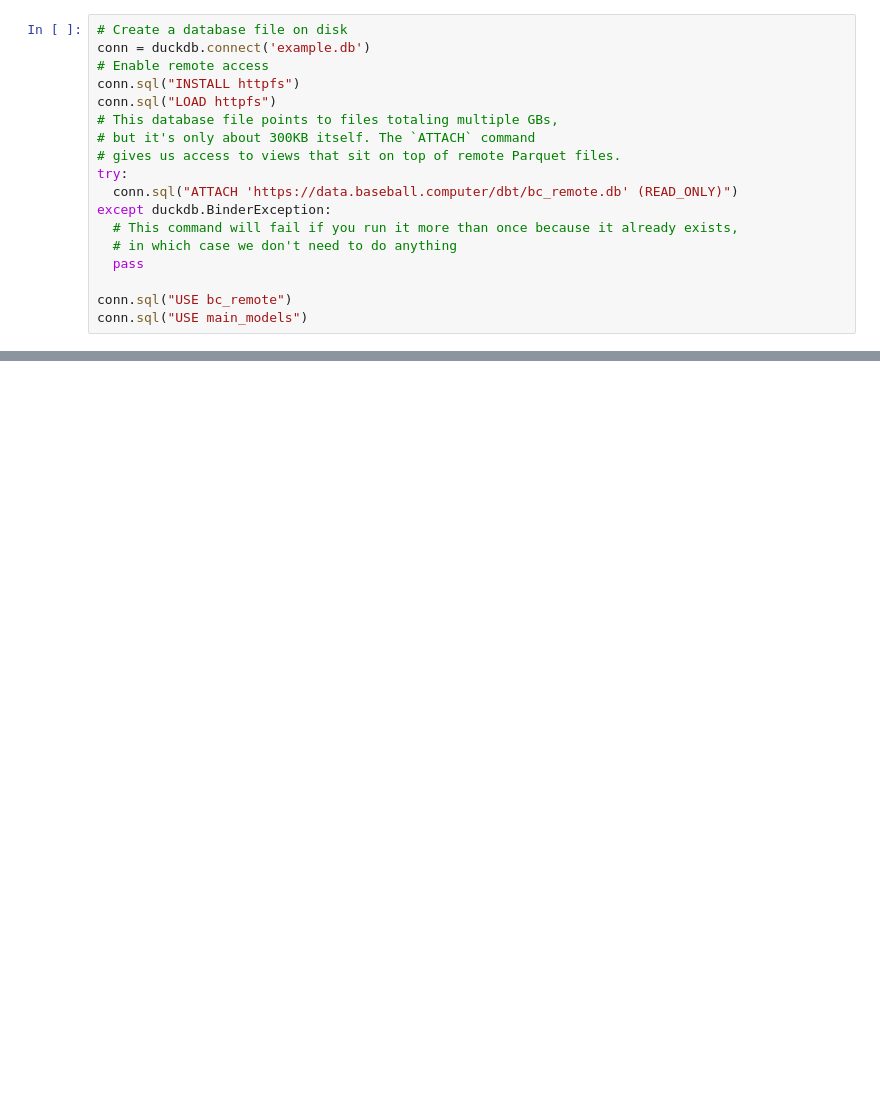
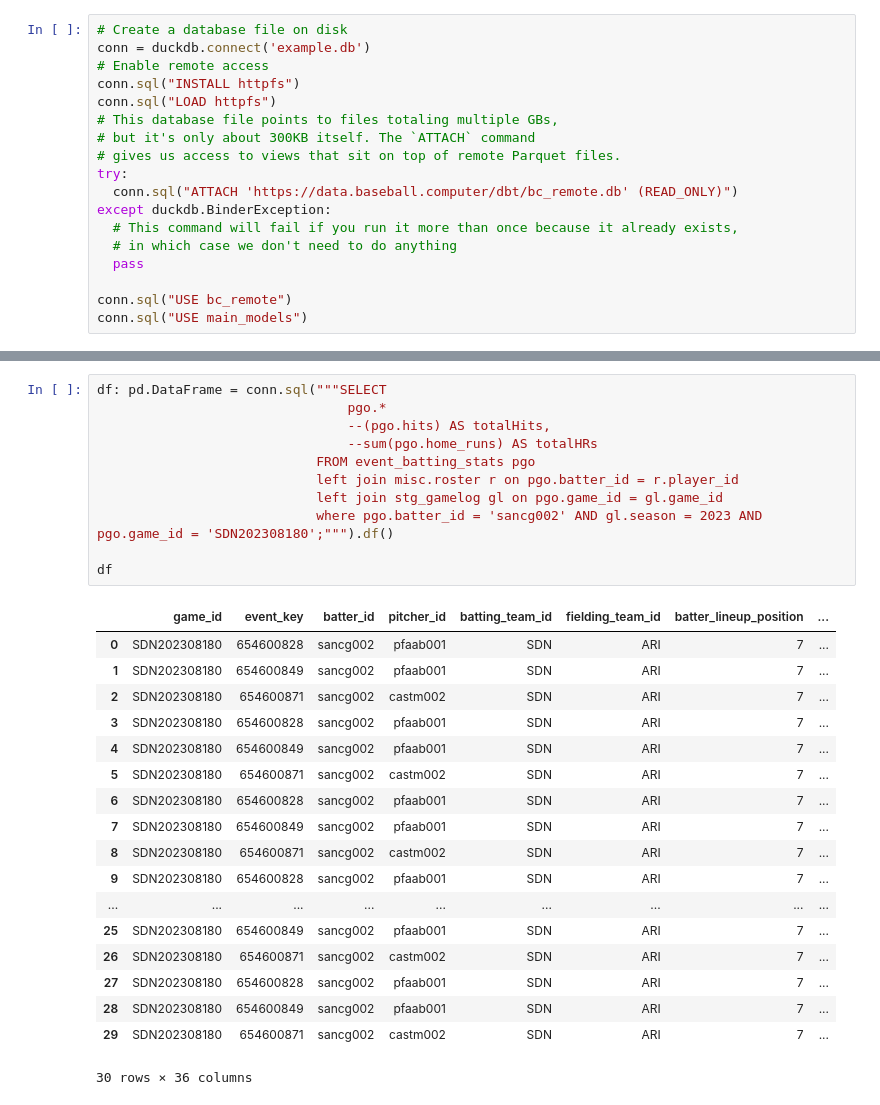
Before and after one commit to dillon-turner/Baseball-Analytics, a Jupyter notebook: Baseball_Intro.ipynb, the cells around one changed output, grey strips where cells are left out. Drawn from its saved outputs; the diff is of its cells as text; blank space fills up the shorter version.

Commit message:
pitch count
These updated the pitch count queries into the SQL database

```diff
--- a/Baseball_Intro.ipynb
+++ b/Baseball_Intro.ipynb
@@ -62,0 +92,30 @@ df
+# %%
+df: pd.DataFrame = conn.sql("""SELECT
+                                pgo.*
+                                --(pgo.hits) AS totalHits,
+                                --sum(pgo.home_runs) AS totalHRs
+                            FROM event_batting_stats pgo
+                            left join misc.roster r on pgo.batter_id = r.player_id
+                            left join stg_gamelog gl on pgo.game_id = gl.game_id
+                            where pgo.batter_id = 'sancg002' AND gl.season = 2023 AND pgo.game_id = 'SDN202308180';""").df()
+
+df
+# %% [output]
+|  | game_id | event_key | batter_id | pitcher_id | batting_team_id | fielding_team_id | batter_lineup_position | ... |
+| 0 | SDN202308180 | 654600828 | sancg002 | pfaab001 | SDN | ARI | 7 | ... |
+| 1 | SDN202308180 | 654600849 | sancg002 | pfaab001 | SDN | ARI | 7 | ... |
+| 2 | SDN202308180 | 654600871 | sancg002 | castm002 | SDN | ARI | 7 | ... |
+| 3 | SDN202308180 | 654600828 | sancg002 | pfaab001 | SDN | ARI | 7 | ... |
+| 4 | SDN202308180 | 654600849 | sancg002 | pfaab001 | SDN | ARI | 7 | ... |
+| 5 | SDN202308180 | 654600871 | sancg002 | castm002 | SDN | ARI | 7 | ... |
+| 6 | SDN202308180 | 654600828 | sancg002 | pfaab001 | SDN | ARI | 7 | ... |
+| 7 | SDN202308180 | 654600849 | sancg002 | pfaab001 | SDN | ARI | 7 | ... |
+| 8 | SDN202308180 | 654600871 | sancg002 | castm002 | SDN | ARI | 7 | ... |
+| 9 | SDN202308180 | 654600828 | sancg002 | pfaab001 | SDN | ARI | 7 | ... |
+| ... | ... | ... | ... | ... | ... | ... | ... | ... |
+| 25 | SDN202308180 | 654600849 | sancg002 | pfaab001 | SDN | ARI | 7 | ... |
+| 26 | SDN202308180 | 654600871 | sancg002 | castm002 | SDN | ARI | 7 | ... |
+| 27 | SDN202308180 | 654600828 | sancg002 | pfaab001 | SDN | ARI | 7 | ... |
+| 28 | SDN202308180 | 654600849 | sancg002 | pfaab001 | SDN | ARI | 7 | ... |
+| 29 | SDN202308180 | 654600871 | sancg002 | castm002 | SDN | ARI | 7 | ... |
+30 rows × 36 columns
```
Also changed, not shown: parts of 13 cells of this notebook, 2 other files.
